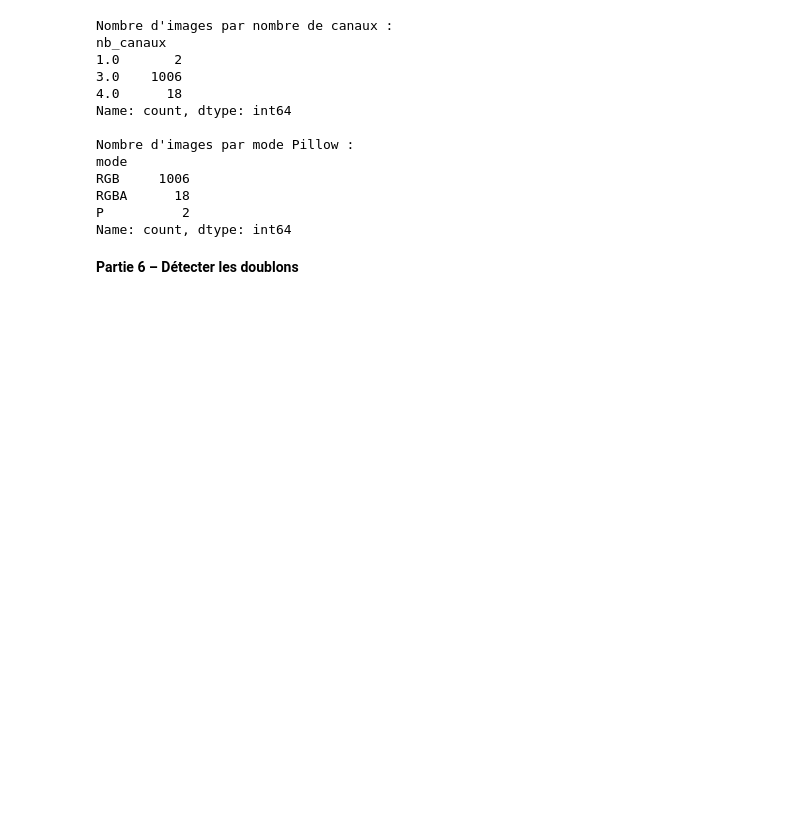
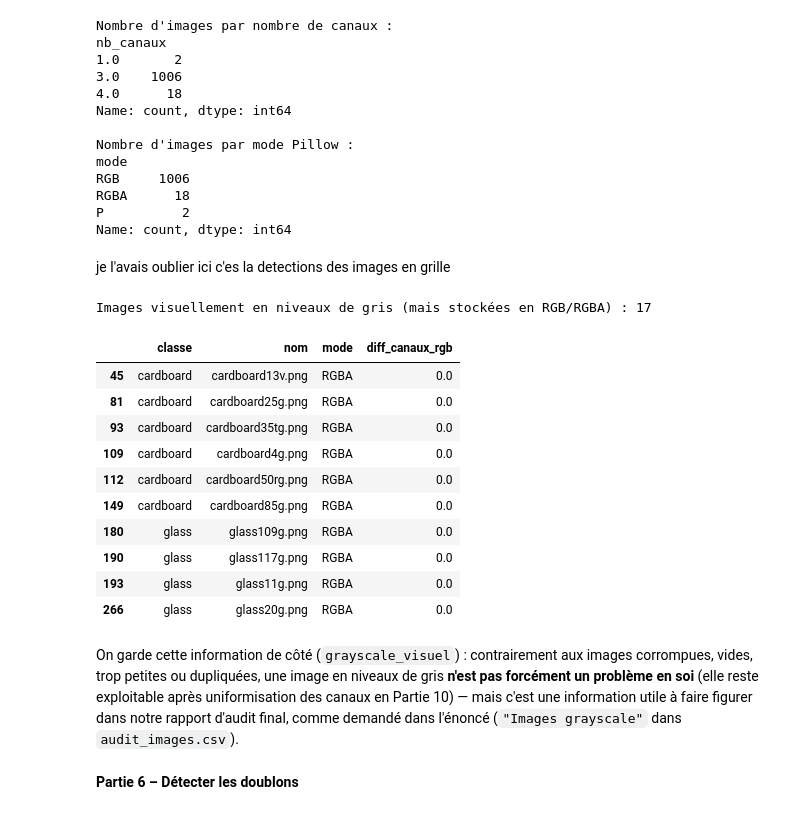
Before and after one commit to Youssoupha-ndiaye/atelier_preparations_donnees_images_ODC_IA, a Jupyter notebook: atelier_prepa_donnees_images/notebooks/atelier_prepa_donnees_images.ipynb, the cells around one changed output. Cells and saved outputs as stored; diff of their text form; code cells hidden in the pictures; blank space fills up the shorter version.

```diff
--- a/atelier_prepa_donnees_images/notebooks/atelier_prepa_donnees_images.ipynb
+++ b/atelier_prepa_donnees_images/notebooks/atelier_prepa_donnees_images.ipynb
@@ -51,7 +51,8 @@ import hashlib
 
 import os
 from pathlib import Path
-
+pd.set_option("display.max_columns", None)
+RANDOM_STATE = 42
 
 # Chemins du projet : on utilise Path (plus lisible/robuste que des chaînes de caractères concaténées)
 RAW_DIR = Path("../data/raw")
@@ -358,6 +359,55 @@ RGB     1006
 RGBA      18
 P          2
 Name: count, dtype: int64
+# %% [markdown]
+je l'avais oublier ici c'es la detections des images en grille
+# %%
+def diff_moyenne_canaux(chemin):
+    """
+    Calcule un indicateur de "grisitude" : la différence moyenne entre les canaux R, G et B.
+    Proche de 0 => les 3 canaux sont quasi identiques => l'image est visuellement en niveaux de gris,
+    même si elle est techniquement stockée en RGB.
+    """
+    try:
+        with Image.open(chemin) as img:
+            img.load()
+            arr = np.array(img.convert("RGB")).astype(np.int16)
+            diff_rg = np.abs(arr[:, :, 0] - arr[:, :, 1]).mean()
+            diff_gb = np.abs(arr[:, :, 1] - arr[:, :, 2]).mean()
+            return float(diff_rg + diff_gb)
+    except Exception:
+        return np.nan
+
+
+audit_valide["diff_canaux_rgb"] = audit_valide["chemin"].apply(diff_moyenne_canaux)
+
+SEUIL_GRIS = 2.0
+audit_valide["grayscale_visuel"] = (
+    (audit_valide["diff_canaux_rgb"] < SEUIL_GRIS) & (~audit_valide["quasi_vide"])
+)
+
+images_grises = audit_valide[audit_valide["grayscale_visuel"]]
+print(f"Images visuellement en niveaux de gris (mais stockées en RGB/RGBA) : {len(images_grises)}")
+images_grises[["classe", "nom", "mode", "diff_canaux_rgb"]].head(10)
+# %% [output]
+Images visuellement en niveaux de gris (mais stockées en RGB/RGBA) : 17
+|  | classe | nom | mode | diff_canaux_rgb |
+| 45 | cardboard | cardboard13v.png | RGBA | 0.0 |
+| 81 | cardboard | cardboard25g.png | RGBA | 0.0 |
+| 93 | cardboard | cardboard35tg.png | RGBA | 0.0 |
+| 109 | cardboard | cardboard4g.png | RGBA | 0.0 |
+| 112 | cardboard | cardboard50rg.png | RGBA | 0.0 |
+| 149 | cardboard | cardboard85g.png | RGBA | 0.0 |
+| 180 | glass | glass109g.png | RGBA | 0.0 |
+| 190 | glass | glass117g.png | RGBA | 0.0 |
+| 193 | glass | glass11g.png | RGBA | 0.0 |
+| 266 | glass | glass20g.png | RGBA | 0.0 |
+# %% [markdown]
+On garde cette information de côté (`grayscale_visuel`) : contrairement aux images corrompues,
+vides, trop petites ou dupliquées, une image en niveaux de gris **n'est pas forcément un problème
+en soi** (elle reste exploitable après uniformisation des canaux en Partie 10) — mais c'est une
+information utile à faire figurer dans notre rapport d'audit final, comme demandé dans l'énoncé
+(`"Images grayscale"` dans `audit_images.csv`).
 # %% [markdown]
 **Partie 6 – Détecter les doublons**
 # %% [markdown]
```
